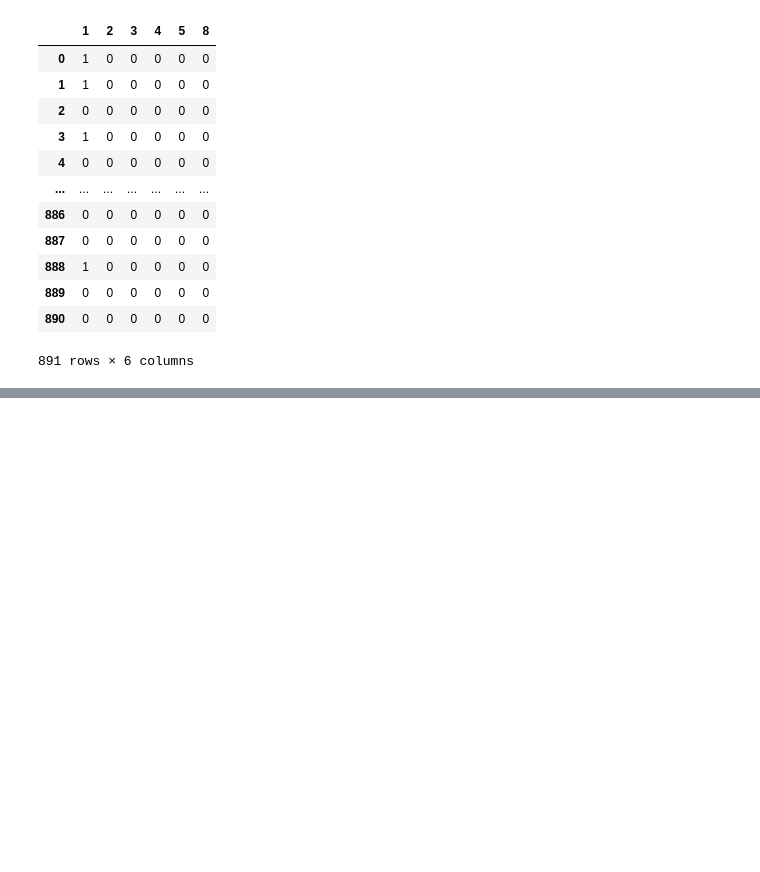
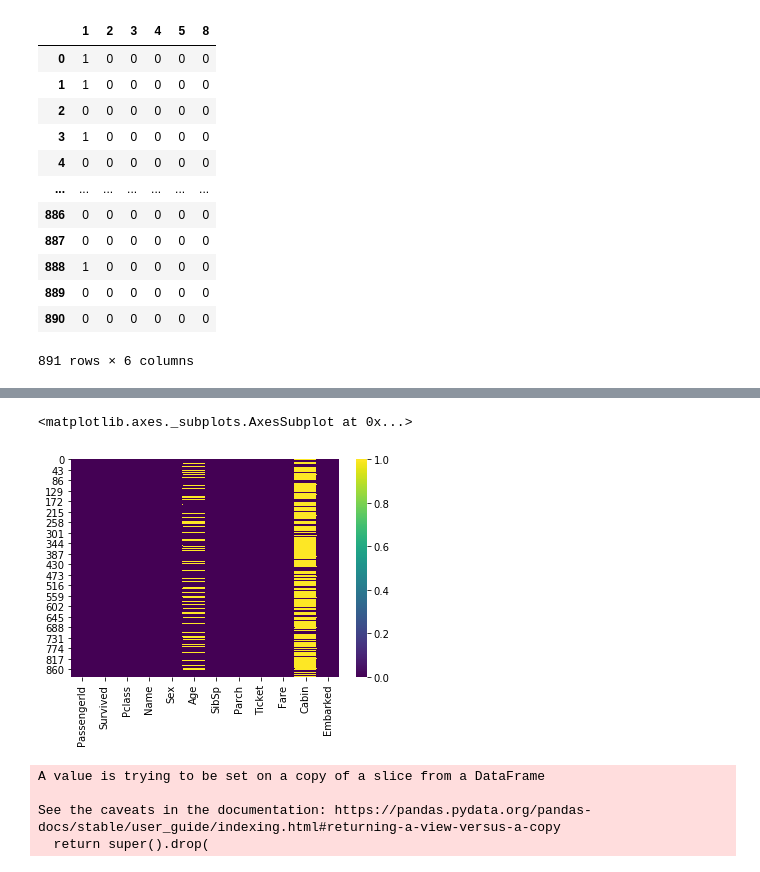
Before and after one commit to hackcoderr/machine-learning, a Jupyter notebook: Titanic-Project/titanic-main.ipynb, the cells around one changed output, grey strips where cells are left out. Cells and saved outputs as stored; diff of their text form; code cells hidden in the pictures; blank space fills up the shorter version.

Commit message:
Data cleaning 2

```diff
--- a/Titanic-Project/titanic-main.ipynb
+++ b/Titanic-Project/titanic-main.ipynb
@@ -186,0 +215,16 @@ sibsp
+# %%
+# Matplotlib and seaborn will give you viridis as a default colormaps
+sns.heatmap(dataset.isnull() , cmap='viridis' )
+# %% [output]
+<matplotlib.axes._subplots.AxesSubplot at 0x...>
+[figure, added]
+# %%
+# Panda module works on axis(0,1), here 0 is representing row and 1 is representing column
+# inplace=Ture is used to remove the cabin column permanently
+
+X.drop('Cabin' ,  axis=1 , inplace=True )
+# %% [output]
+A value is trying to be set on a copy of a slice from a DataFrame
+
+See the caveats in the documentation: https://pandas.pydata.org/pandas-docs/stable/user_guide/indexing.html#returning-a-view-versus-a-copy
+  return super().drop(
```
Also changed, not shown: parts of 14 cells of this notebook.
